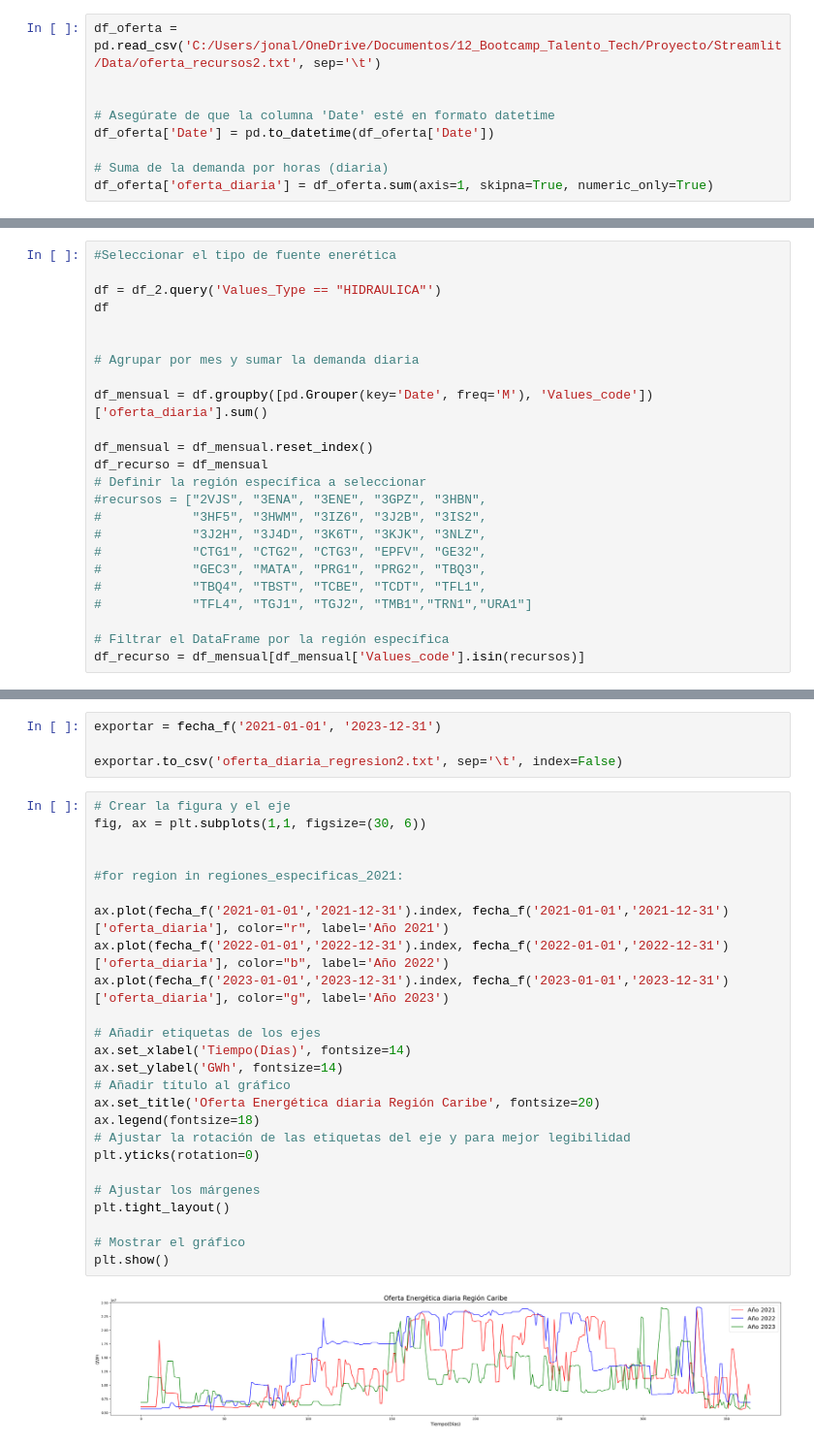
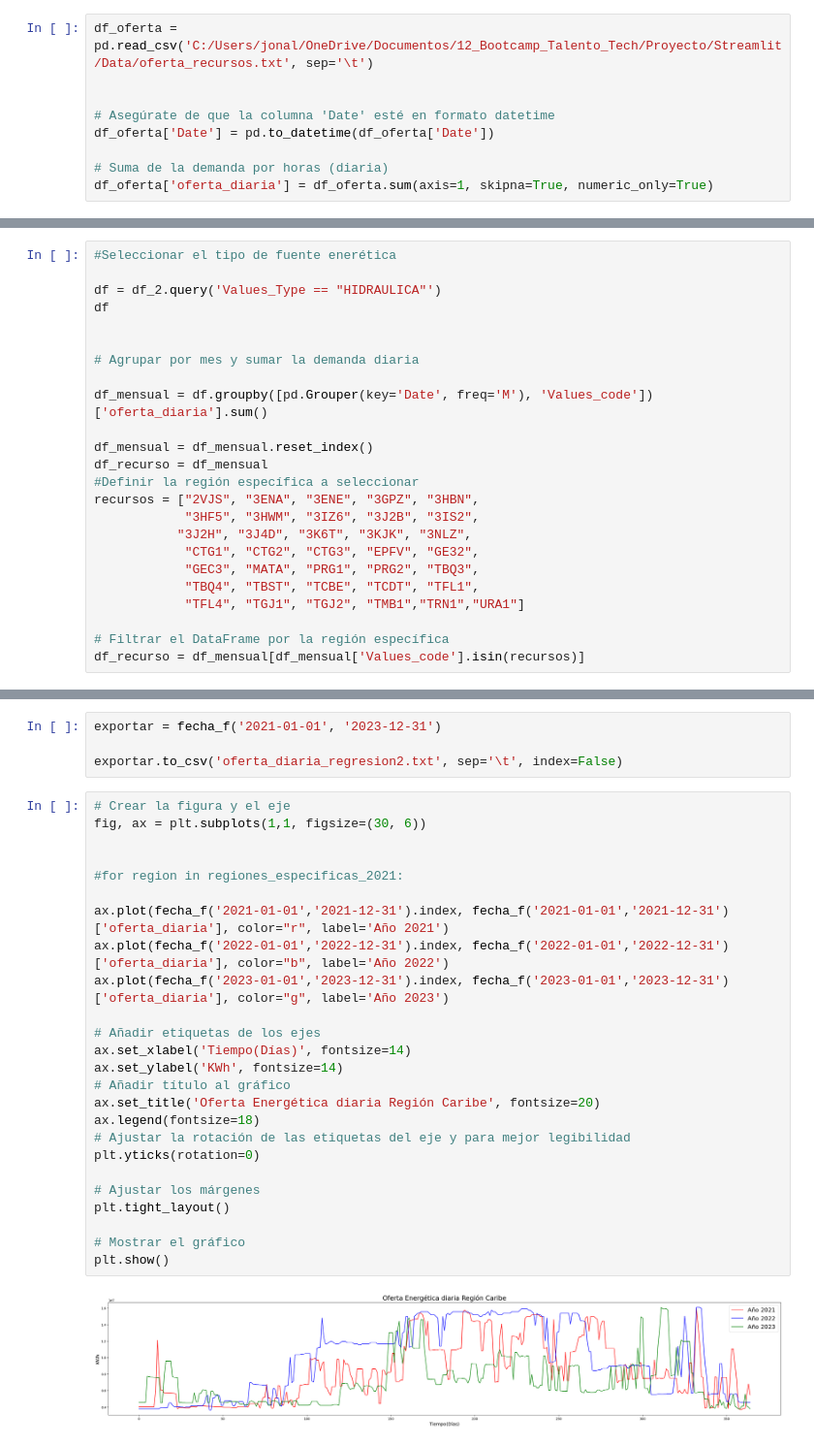
Before and after one commit to jonalbu/demanda, a Jupyter notebook: Jupyter/oferta.ipynb, the cells around one changed output, grey strips where cells are left out. Shown: that part at 97% size. Saved outputs shown, nothing was run; the diff lists cells and outputs as text.

```diff
--- a/Jupyter/oferta.ipynb
+++ b/Jupyter/oferta.ipynb
@@ -12,7 +12,7 @@ import datetime as dt           # Permite trabajar con fechas
 import numpy as np              # Manipulación de datos
 import matplotlib.dates as mdates
 # %%
-df_oferta = pd.read_csv('C:/Users/jonal/OneDrive/Documentos/12_Bootcamp_Talento_Tech/Proyecto/Streamlit/Data/oferta_recursos2.txt', sep='\t')
+df_oferta = pd.read_csv('C:/Users/jonal/OneDrive/Documentos/12_Bootcamp_Talento_Tech/Proyecto/Streamlit/Data/oferta_recursos.txt', sep='\t')
 
 
 # Asegúrate de que la columna 'Date' esté en formato datetime
@@ -35,14 +35,14 @@ df_mensual = df.groupby([pd.Grouper(key='Date', freq='M'), 'Values_code'])['ofer
 
 df_mensual = df_mensual.reset_index()
 df_recurso = df_mensual
-# Definir la región específica a seleccionar
-#recursos = ["2VJS", "3ENA", "3ENE", "3GPZ", "3HBN",
-#            "3HF5", "3HWM", "3IZ6", "3J2B", "3IS2",
-#            "3J2H", "3J4D", "3K6T", "3KJK", "3NLZ",
-#            "CTG1", "CTG2", "CTG3", "EPFV", "GE32",
-#            "GEC3", "MATA", "PRG1", "PRG2", "TBQ3",
-#            "TBQ4", "TBST", "TCBE", "TCDT", "TFL1",
-#            "TFL4", "TGJ1", "TGJ2", "TMB1","TRN1","URA1"]
+#Definir la región específica a seleccionar
+recursos = ["2VJS", "3ENA", "3ENE", "3GPZ", "3HBN",
+            "3HF5", "3HWM", "3IZ6", "3J2B", "3IS2",
+           "3J2H", "3J4D", "3K6T", "3KJK", "3NLZ",
+            "CTG1", "CTG2", "CTG3", "EPFV", "GE32",
+            "GEC3", "MATA", "PRG1", "PRG2", "TBQ3",
+            "TBQ4", "TBST", "TCBE", "TCDT", "TFL1",
+            "TFL4", "TGJ1", "TGJ2", "TMB1","TRN1","URA1"]
 
 # Filtrar el DataFrame por la región específica
 df_recurso = df_mensual[df_mensual['Values_code'].isin(recursos)]
@@ -207,27 +207,27 @@ exportar.to_csv('oferta_diaria_regresion2.txt', sep='\t', index=False)
 # %%
 # Crear la figura y el eje
 fig, ax = plt.subplots(1,1, figsize=(30, 6))
 
 
 #for region in regiones_especificas_2021:
 
 ax.plot(fecha_f('2021-01-01','2021-12-31').index, fecha_f('2021-01-01','2021-12-31')['oferta_diaria'], color="r", label='Año 2021')
 ax.plot(fecha_f('2022-01-01','2022-12-31').index, fecha_f('2022-01-01','2022-12-31')['oferta_diaria'], color="b", label='Año 2022')
 ax.plot(fecha_f('2023-01-01','2023-12-31').index, fecha_f('2023-01-01','2023-12-31')['oferta_diaria'], color="g", label='Año 2023')
 
 # Añadir etiquetas de los ejes
 ax.set_xlabel('Tiempo(Días)', fontsize=14)
-ax.set_ylabel('GWh', fontsize=14)
+ax.set_ylabel('KWh', fontsize=14)
 # Añadir título al gráfico
 ax.set_title('Oferta Energética diaria Región Caribe', fontsize=20)
 ax.legend(fontsize=18)
 # Ajustar la rotación de las etiquetas del eje y para mejor legibilidad
 plt.yticks(rotation=0)
 
 # Ajustar los márgenes
 plt.tight_layout()
 
 # Mostrar el gráfico
 plt.show()
 # %% [output]
-[figure, old version]
+[figure, new version]
```
Also changed, not shown: parts of 3 cells of this notebook, 3 other files.
